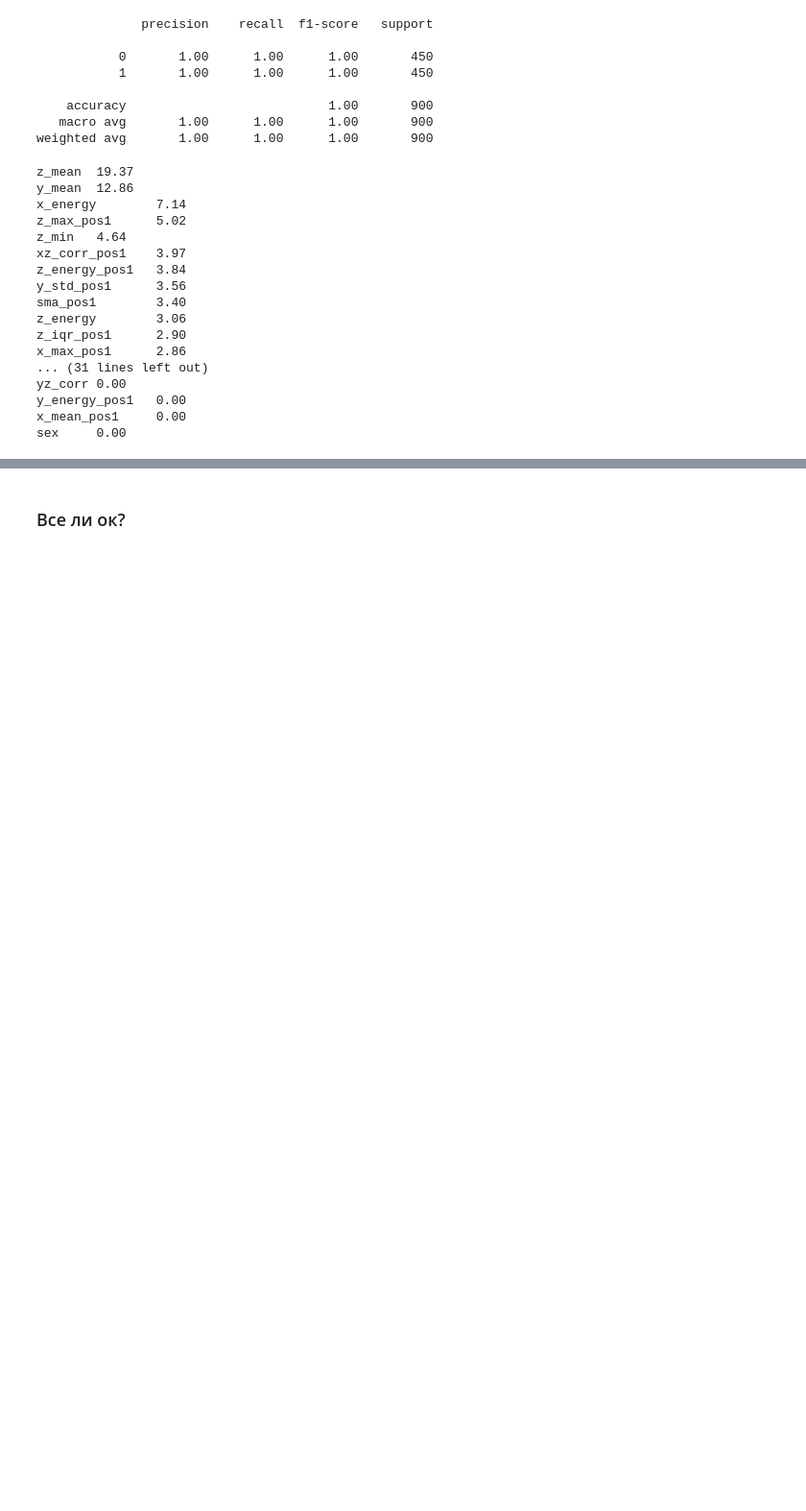
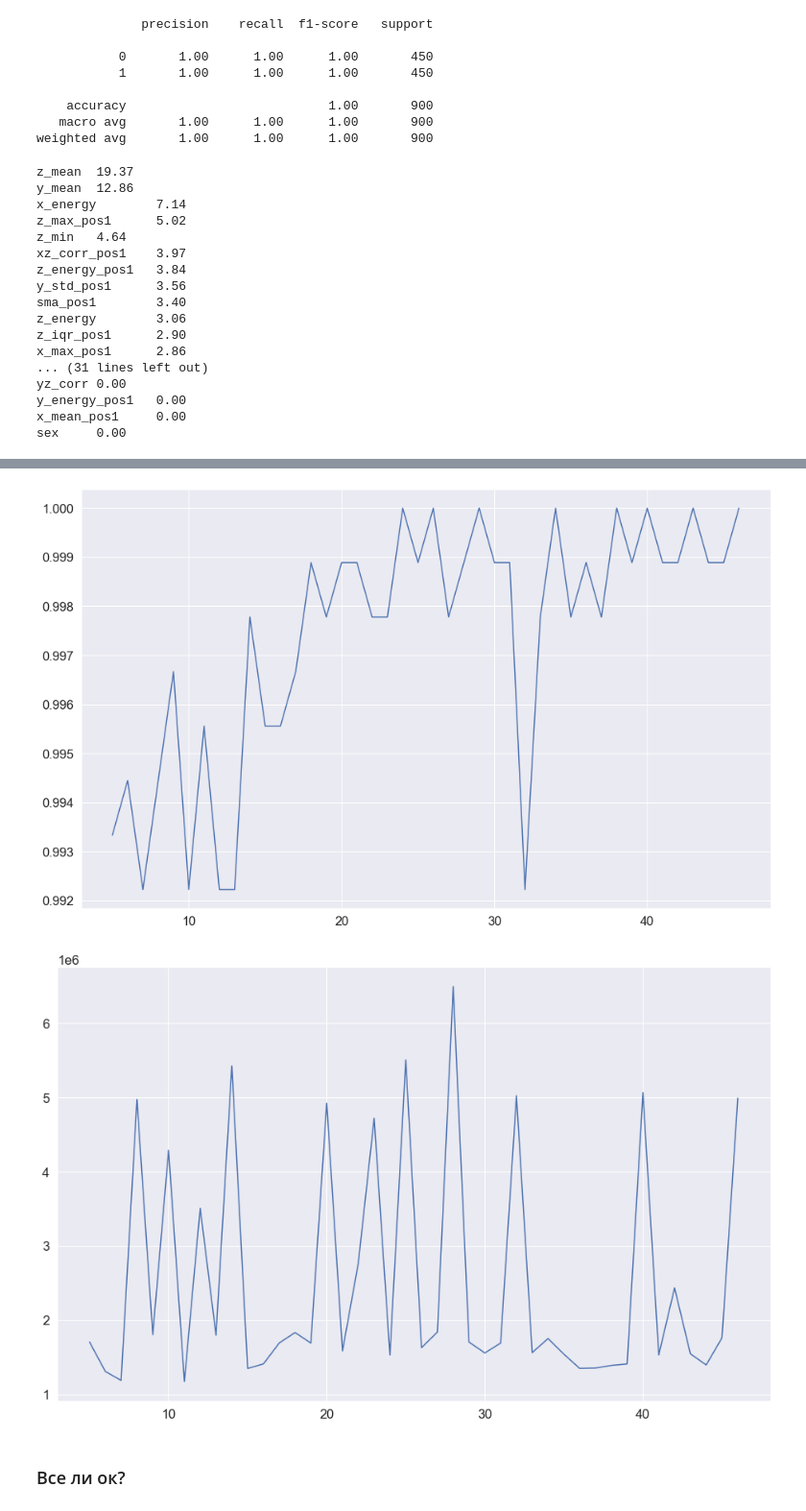
Before and after one commit to gizarchik/PostureCorrector, a Jupyter notebook: CatBoost/added_pos1_metrics_training_windowed.ipynb, the cells around one changed output, grey strips where cells are left out. Shown at 96% size. Drawn from its saved outputs; the diff is of its cells as text; code cells hidden in the pictures; blank space fills up the shorter version.

```diff
--- a/CatBoost/added_pos1_metrics_training_windowed.ipynb
+++ b/CatBoost/added_pos1_metrics_training_windowed.ipynb
@@ -198,9 +398,9 @@ best_params
 # %% [output]
 {'depth': 6, 'iterations': 500, 'learning_rate': 0.27361111111111114}
 # %%
-model = CatBoostClassifier(use_best_model=True, random_seed=0,
+best_model = CatBoostClassifier(use_best_model=True, random_seed=0,
                            **best_params
                           )
 
-model.fit(train_pool, eval_set=test_pool, metric_period=100)
+best_model.fit(train_pool, eval_set=test_pool, metric_period=100)
 # %% [output]
@@ -256,0 +488,21 @@ sorted_metrics =
+# %%
+history = defaultdict(list)
+
+params_grid = {
+            'n_estimators': [100, 200, 300, 500],
+            'max_depth' : np.arange(3, 7),
+            'learning_rate': np.linspace(0.0125, 0.6, 10)
+        }
+# %%
+for i in tqdm(range(5, len(sorted_metrics))):
+    metrics = sorted_metrics[:i]
+
+    model = getBestModelCB(X_train[metrics], X_test[metrics], y_train, y_test,
+                        params_grid=params_grid)
+
+    start_time = time.time_ns()
+    y_pred = model.predict(X_test)
+    history['time_predict'].append(time.time_ns() - start_time)
+
+    accuracy = accuracy_score(y_test, y_pred)
+    history['accuracy'].append(accuracy)
@@ -257,3 +633,26 @@ sorted_metrics =
+# %%
+plt.figure(figsize=(16, 10))
+plt.plot(
+    np.arange(5, len(sorted_metrics)),
+    history['accuracy']
+)
+plt.title("График зависимости Accuracy от числа метрик")
+plt.xlabel("Число метрик")
+plt.ylabel("Accuracy")
+plt.show()
+
+plt.figure(figsize=(16, 10))
+plt.plot(
+    np.arange(5, len(sorted_metrics)),
+    history['time_predict']
+)
+plt.title("График зависимости времени предсказания от числа метрик")
+plt.xlabel("Число метрик")
+plt.ylabel("Время предсказания, нс")
+plt.show()
+# %% [output]
+[figure, added]
+[figure, added]
 # %% [markdown]
 ### Все ли ок?
 # %%
```
Also changed, not shown: parts of 15 cells of this notebook, 10 other files.
